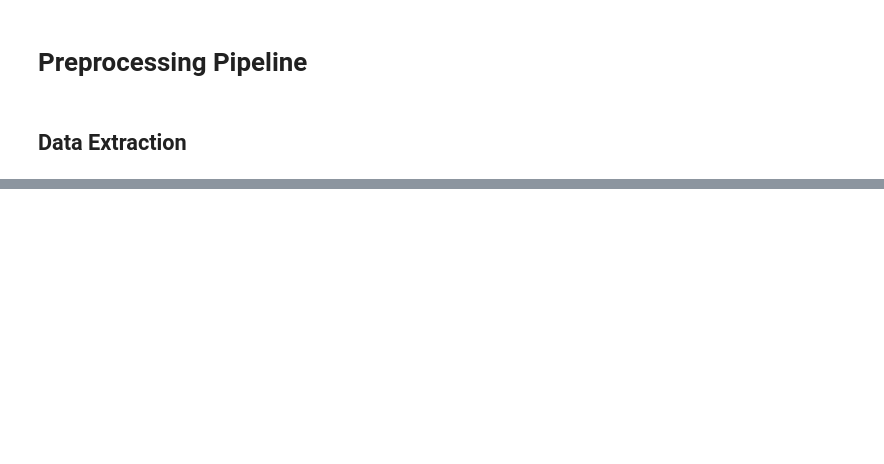
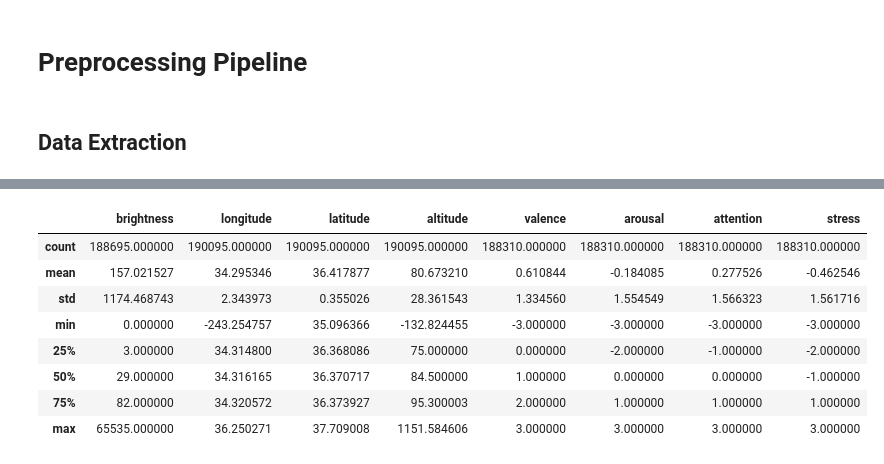
Before and after one commit to mauro-vb/quantitative-methods-analysis-project, a Jupyter notebook: Preprocessing.ipynb, the cells around one changed output, grey strips where cells are left out. Saved outputs shown, nothing was run; the diff lists cells and outputs as text; code cells hidden in the pictures; blank space fills up the shorter version.

```diff
--- a/Preprocessing.ipynb
+++ b/Preprocessing.ipynb
@@ -97,0 +121,12 @@ P[10].sample(10)
+# %%
+combined_df[combined_df["at_home"]==False].describe()
+# %% [output]
+|  | brightness | longitude | latitude | altitude | valence | arousal | attention | stress |
+| count | 188695.000000 | 190095.000000 | 190095.000000 | 190095.000000 | 188310.000000 | 188310.000000 | 188310.000000 | 188310.000000 |
+| mean | 157.021527 | 34.295346 | 36.417877 | 80.673210 | 0.610844 | -0.184085 | 0.277526 | -0.462546 |
+| std | 1174.468743 | 2.343973 | 0.355026 | 28.361543 | 1.334560 | 1.554549 | 1.566323 | 1.561716 |
+| min | 0.000000 | -243.254757 | 35.096366 | -132.824455 | -3.000000 | -3.000000 | -3.000000 | -3.000000 |
+| 25% | 3.000000 | 34.314800 | 36.368086 | 75.000000 | 0.000000 | -2.000000 | -1.000000 | -2.000000 |
+| 50% | 29.000000 | 34.316165 | 36.370717 | 84.500000 | 1.000000 | 0.000000 | 0.000000 | -1.000000 |
+| 75% | 82.000000 | 34.320572 | 36.373927 | 95.300003 | 2.000000 | 1.000000 | 1.000000 | 1.000000 |
+| max | 65535.000000 | 36.250271 | 37.709008 | 1151.584606 | 3.000000 | 3.000000 | 3.000000 | 3.000000 |
```
Also changed, not shown: parts of 15 cells of this notebook, 5 other files.
